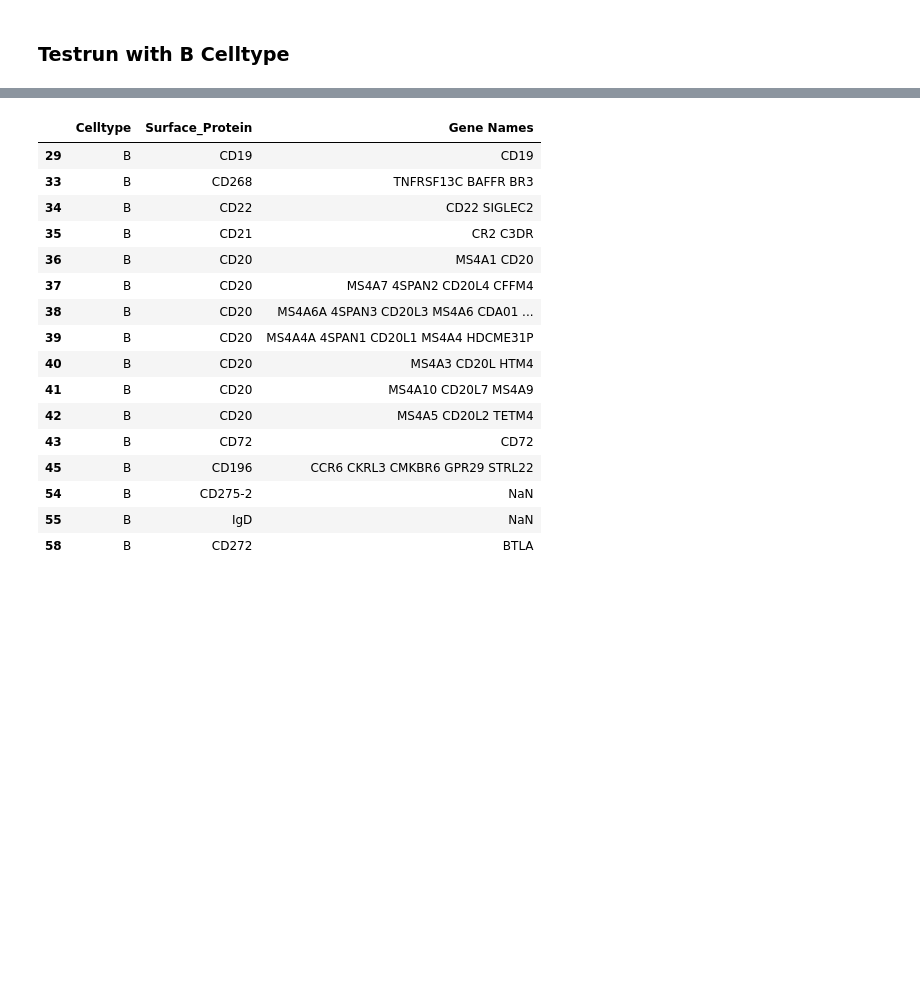
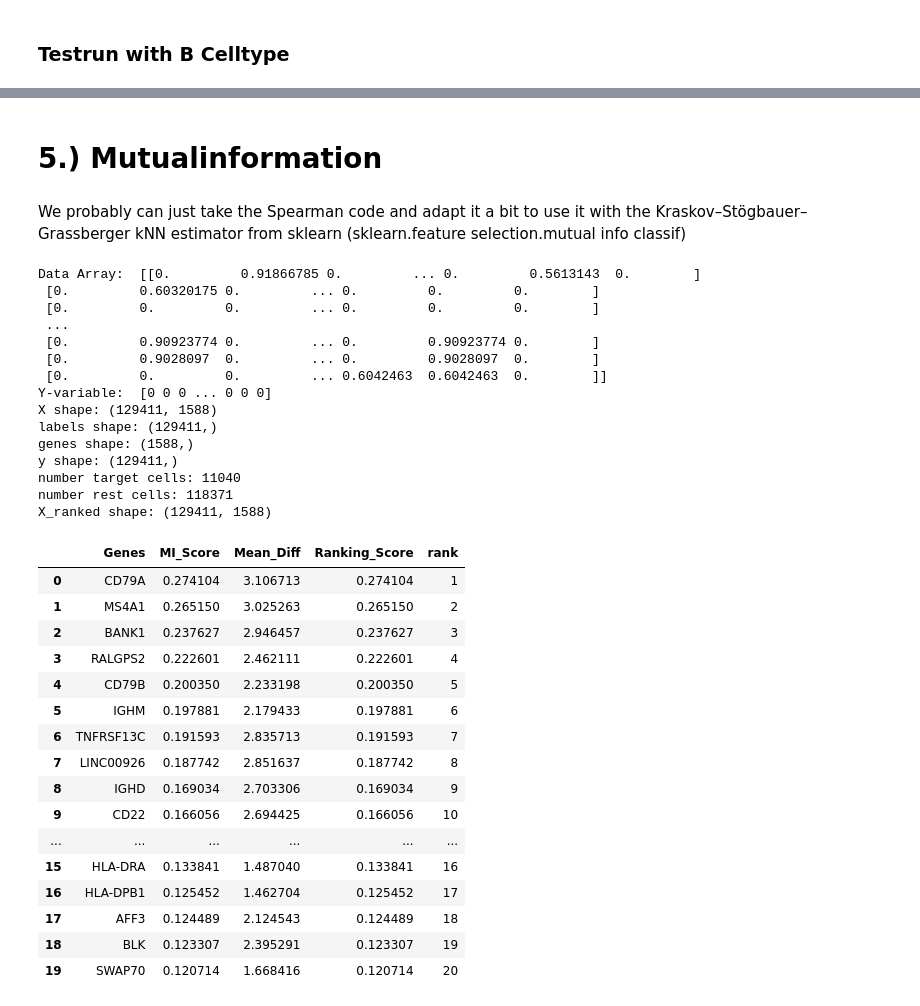
Before and after one commit to inbar/data_science_for_life_science_summer_2026_project_python, a Jupyter notebook: data_analysis_soeren.ipynb, the cells around one changed output, grey strips where cells are left out. Saved outputs shown, nothing was run; the diff lists cells and outputs as text; code cells hidden in the pictures; blank space fills up the shorter version.

```diff
--- a/data_analysis_soeren.ipynb
+++ b/data_analysis_soeren.ipynb
@@ -526,23 +526,7 @@ y_ranked std: 1.0
 | 17 | HLA-DOB | 0.618139 | B | 18 |
 | 18 | IGHM | 0.608807 | B | 19 |
 | 19 | FCER2 | 0.604857 | B | 20 |
-# %%
-gt_merged[gt_merged["Celltype"]=="B"]
-# %% [output]
-|  | Celltype | Surface_Protein | Gene Names |
-| 29 | B | CD19 | CD19 |
-| 33 | B | CD268 | TNFRSF13C BAFFR BR3 |
-| 34 | B | CD22 | CD22 SIGLEC2 |
-| 35 | B | CD21 | CR2 C3DR |
-| 36 | B | CD20 | MS4A1 CD20 |
-| 37 | B | CD20 | MS4A7 4SPAN2 CD20L4 CFFM4 |
-| 38 | B | CD20 | MS4A6A 4SPAN3 CD20L3 MS4A6 CDA01 ... |
-| 39 | B | CD20 | MS4A4A 4SPAN1 CD20L1 MS4A4 HDCME31P |
-| 40 | B | CD20 | MS4A3 CD20L HTM4 |
-| 41 | B | CD20 | MS4A10 CD20L7 MS4A9 |
-| 42 | B | CD20 | MS4A5 CD20L2 TETM4 |
-| 43 | B | CD72 | CD72 |
-| 45 | B | CD196 | CCR6 CKRL3 CMKBR6 GPR29 STRL22 |
-| 54 | B | CD275-2 | NaN |
-| 55 | B | IgD | NaN |
-| 58 | B | CD272 | BTLA |
+# %% [markdown]
+# 5.) Mutualinformation
+# %% [markdown]
+We probably can just take the Spearman code and adapt it a bit to use it with the Kraskov–Stögbauer–Grassberger kNN estimator from sklearn (sklearn.feature selection.mutual info classif)
@@ -548,0 +587,37 @@ gt_merged[gt_merged["Celltype"]=="B"]
+# %%
+spearman_b = ranking_genes_with_mi(adata_rna_hvg_train,celltype="B")
+
+spearman_b.head(20)
+# %% [output]
+Data Array:  [[0.         0.91866785 0.         ... 0.         0.5613143  0.        ]
+ [0.         0.60320175 0.         ... 0.         0.         0.        ]
+ [0.         0.         0.         ... 0.         0.         0.        ]
+ ...
+ [0.         0.90923774 0.         ... 0.         0.90923774 0.        ]
+ [0.         0.9028097  0.         ... 0.         0.9028097  0.        ]
+ [0.         0.         0.         ... 0.6042463  0.6042463  0.        ]]
+Y-variable:  [0 0 0 ... 0 0 0]
+X shape: (129411, 1588)
+labels shape: (129411,)
+genes shape: (1588,)
+y shape: (129411,)
+number target cells: 11040
+number rest cells: 118371
+X_ranked shape: (129411, 1588)
+|  | Genes | MI_Score | Mean_Diff | Ranking_Score | rank |
+| 0 | CD79A | 0.274104 | 3.106713 | 0.274104 | 1 |
+| 1 | MS4A1 | 0.265150 | 3.025263 | 0.265150 | 2 |
+| 2 | BANK1 | 0.237627 | 2.946457 | 0.237627 | 3 |
+| 3 | RALGPS2 | 0.222601 | 2.462111 | 0.222601 | 4 |
+| 4 | CD79B | 0.200350 | 2.233198 | 0.200350 | 5 |
+| 5 | IGHM | 0.197881 | 2.179433 | 0.197881 | 6 |
+| 6 | TNFRSF13C | 0.191593 | 2.835713 | 0.191593 | 7 |
+| 7 | LINC00926 | 0.187742 | 2.851637 | 0.187742 | 8 |
+| 8 | IGHD | 0.169034 | 2.703306 | 0.169034 | 9 |
+| 9 | CD22 | 0.166056 | 2.694425 | 0.166056 | 10 |
+| ... | ... | ... | ... | ... | ... |
+| 15 | HLA-DRA | 0.133841 | 1.487040 | 0.133841 | 16 |
+| 16 | HLA-DPB1 | 0.125452 | 1.462704 | 0.125452 | 17 |
+| 17 | AFF3 | 0.124489 | 2.124543 | 0.124489 | 18 |
+| 18 | BLK | 0.123307 | 2.395291 | 0.123307 | 19 |
+| 19 | SWAP70 | 0.120714 | 1.668416 | 0.120714 | 20 |
```
Also changed, not shown: parts of 4 cells of this notebook.
